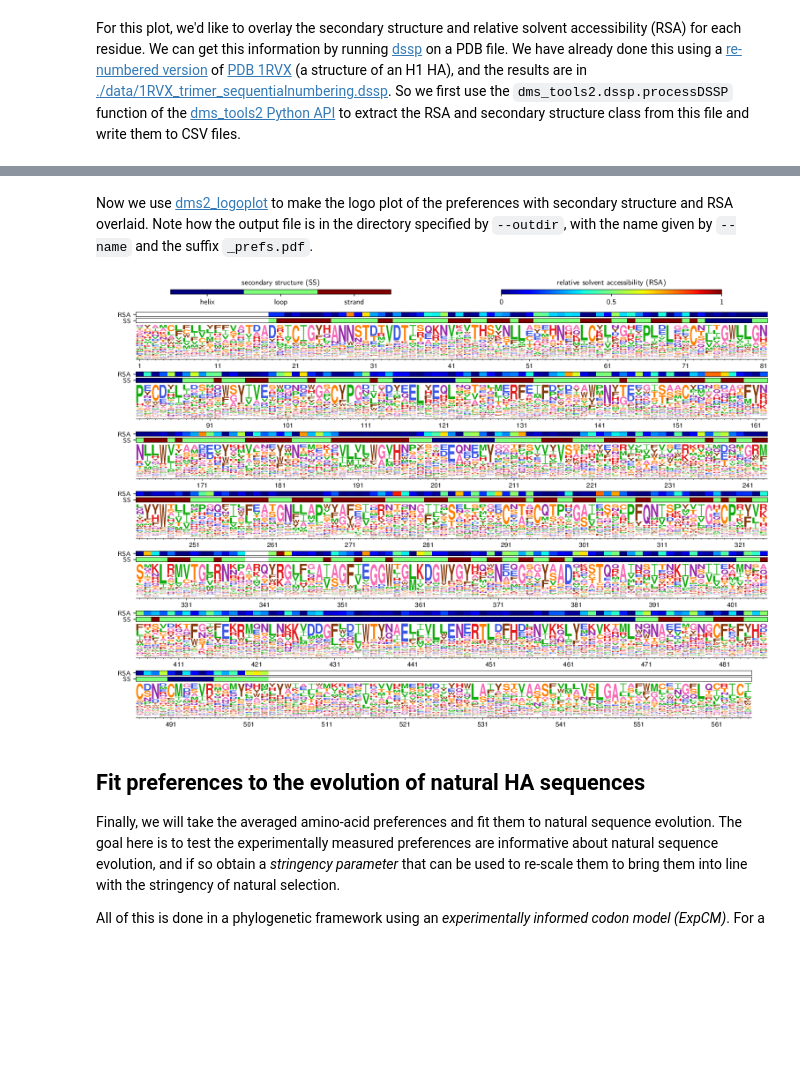
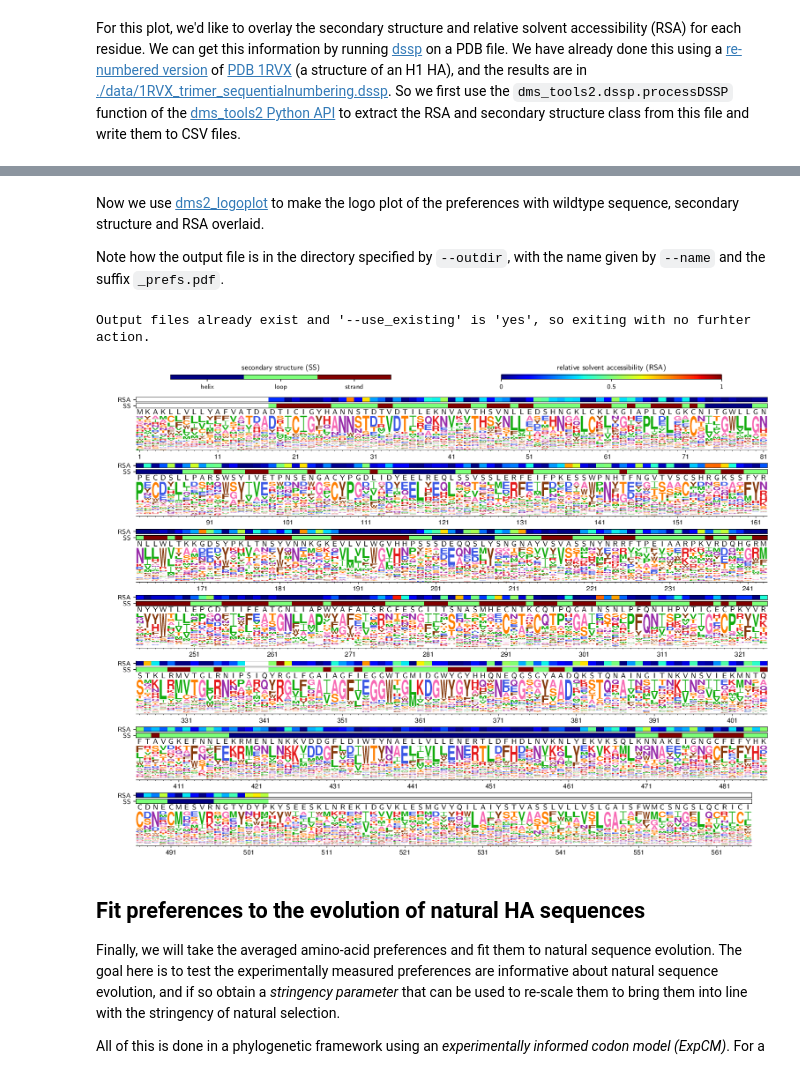
Before and after one commit to jbloomlab/dms_tools2, a Jupyter notebook: examples/Doud2016/analysis_notebook.ipynb, the cells around one changed output, grey strips where cells are left out. Drawn from its saved outputs; the diff is of its cells as text; code cells hidden in the pictures; blank space fills up the shorter version.

Commit message:
added wildtype sequence to Doud2016 logo plots

```diff
--- a/examples/Doud2016/analysis_notebook.ipynb
+++ b/examples/Doud2016/analysis_notebook.ipynb
@@ -422,22 +426,30 @@ dssp_df[['site', 'RSA']].to_csv(rsafile, index=False)
+# %%
+wtoverlayfile = os.path.join(prefsdir, 'wildtypeoverlayfile.csv')
+aacounts = dms_tools2.utils.codonToAACounts(
+        pandas.read_csv(os.path.join(countsdir, 'wtDNA_codoncounts.csv')))
+aacounts.query('wildtype != "*"')[['site', 'wildtype']].to_csv(wtoverlayfile, index=False)
 # %% [markdown]
-Now we use [dms2_logoplot](https://jbloomlab.github.io/dms_tools2/dms2_logoplot.html) to make the logo plot of the preferences with secondary structure and RSA overlaid.
+Now we use [dms2_logoplot](https://jbloomlab.github.io/dms_tools2/dms2_logoplot.html) to make the logo plot of the preferences with wildtype sequence, secondary structure and RSA overlaid.
+
 Note how the output file is in the directory specified by `--outdir`, with the name given by `--name` and the suffix `_prefs.pdf`.
 # %%
 logoname = 'avgprefs'
 
-log = !dms2_logoplot \
+!dms2_logoplot \
         --prefs {avgprefs} \
         --name {logoname} \
         --outdir {prefsdir} \
-        --overlay1 {ssfile} SS "secondary structure" \
-        --overlay2 {rsafile} RSA "relative solvent accessibility" \
+        --overlay1 {wtoverlayfile} wildtype wildtype \
+        --overlay2 {ssfile} SS "secondary structure" \
+        --overlay3 {rsafile} RSA "relative solvent accessibility" \
         --nperline 81 \
         --use_existing {use_existing}
 
 logoplot = os.path.join(prefsdir, '{0}_prefs.pdf'.format(logoname))
 showPDF(logoplot)
 # %% [output]
+Output files already exist and '--use_existing' is 'yes', so exiting with no furhter action.
-[figure, old version]
+[figure, new version]
 # %% [markdown]
 ## Fit preferences to the evolution of natural HA sequences
 Finally, we will take the averaged amino-acid preferences and fit them to natural sequence evolution.
```
Also changed, not shown: parts of 3 cells of this notebook.
